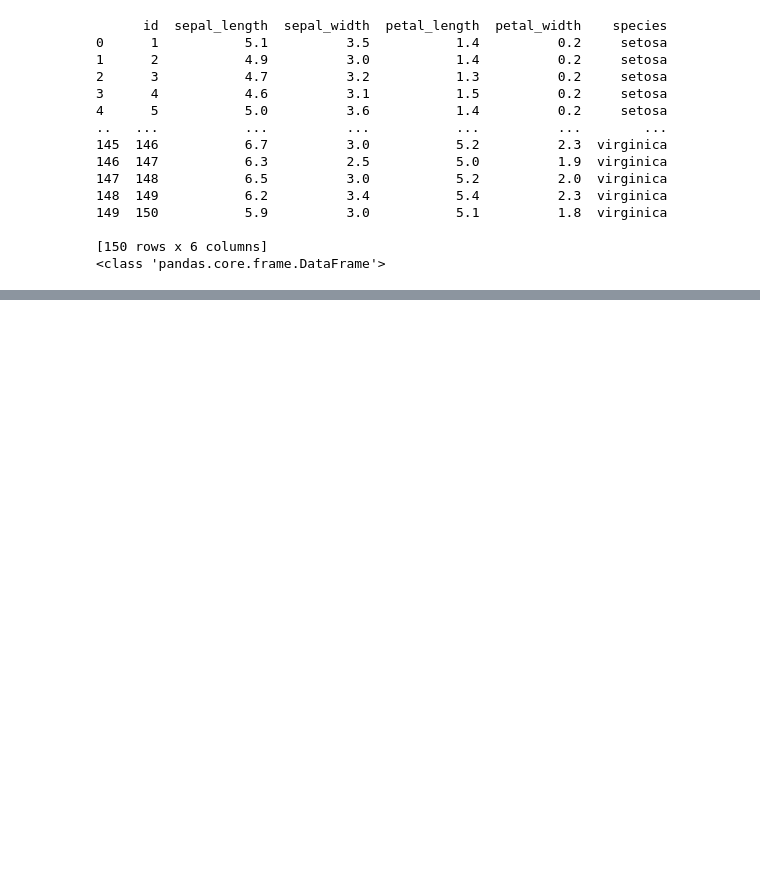
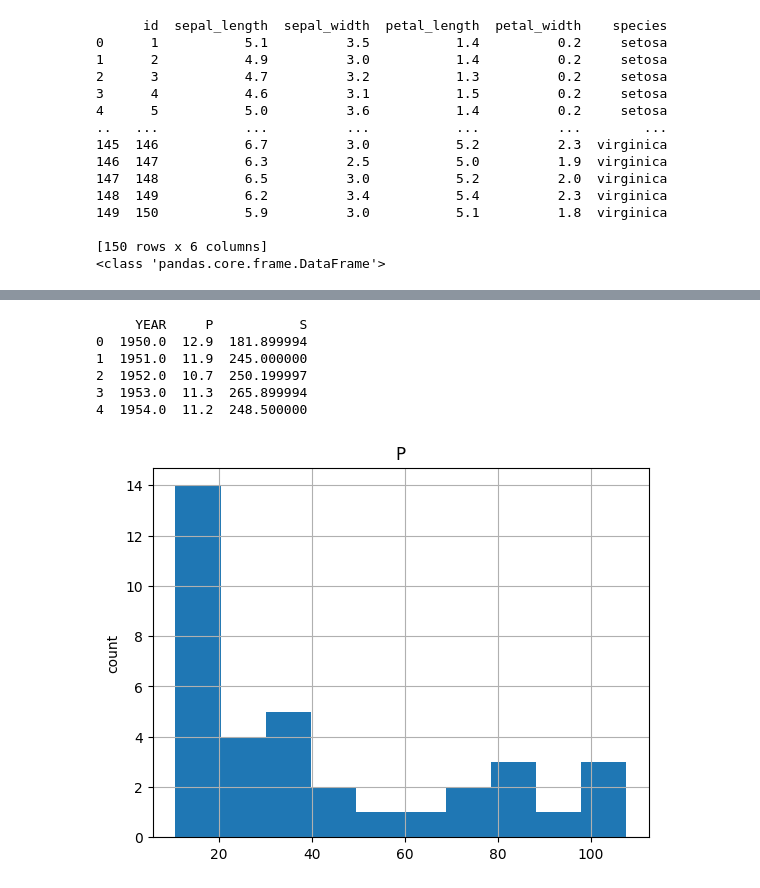
Before and after one commit to zartashiafzal/Data-Analysis-with-python-phase-2, a Jupyter notebook: 1_Importing_data.ipynb, the cells around one changed output, grey strips where cells are left out. Drawn from its saved outputs; the diff is of its cells as text; code cells hidden in the pictures; blank space fills up the shorter version.

```diff
--- a/1_Importing_data.ipynb
+++ b/1_Importing_data.ipynb
@@ -464,0 +471,26 @@ print(type(d))
+# %%
+# Import sas7bdat package
+import pandas as pd
+import matplotlib.pyplot as plt
+# ! pip install sas7bdat
+
+from sas7bdat import SAS7BDAT
+
+with SAS7BDAT("sales.sas7bdat") as file:
+    df_sas= file.to_data_frame() # Save file to a DataFrame: df_sas
+
+# Print head of DataFrame
+print(df_sas.head())
+
+# Plot histogram of DataFrame features (pandas and pyplot already imported)
+pd.DataFrame.hist(df_sas[['P']])
+plt.ylabel('count')
+plt.show()
+# %% [output]
+     YEAR     P           S
+0  1950.0  12.9  181.899994
+1  1951.0  11.9  245.000000
+2  1952.0  10.7  250.199997
+3  1953.0  11.3  265.899994
+4  1954.0  11.2  248.500000
+[figure, added]
```
Also changed, not shown: parts of 15 cells of this notebook.
